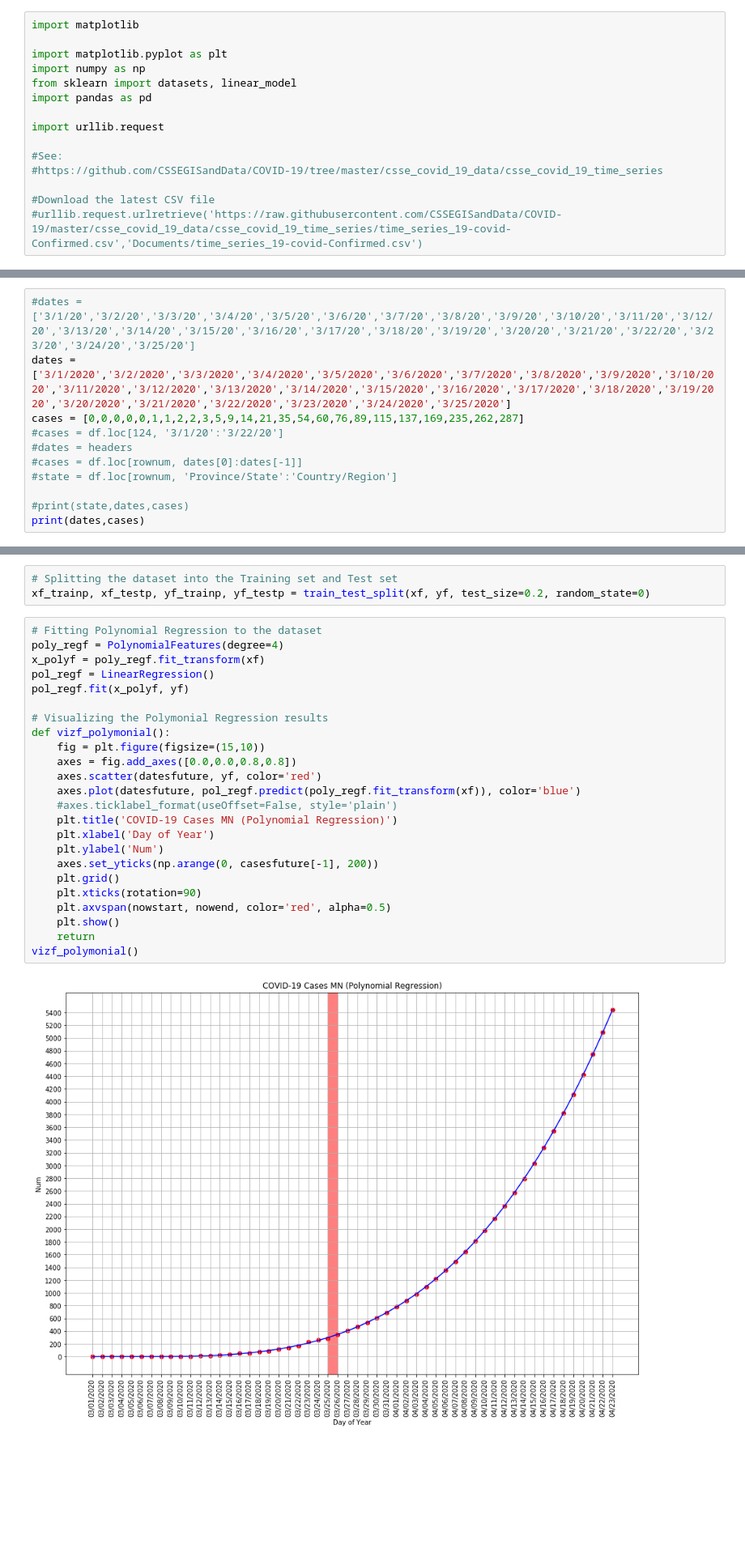
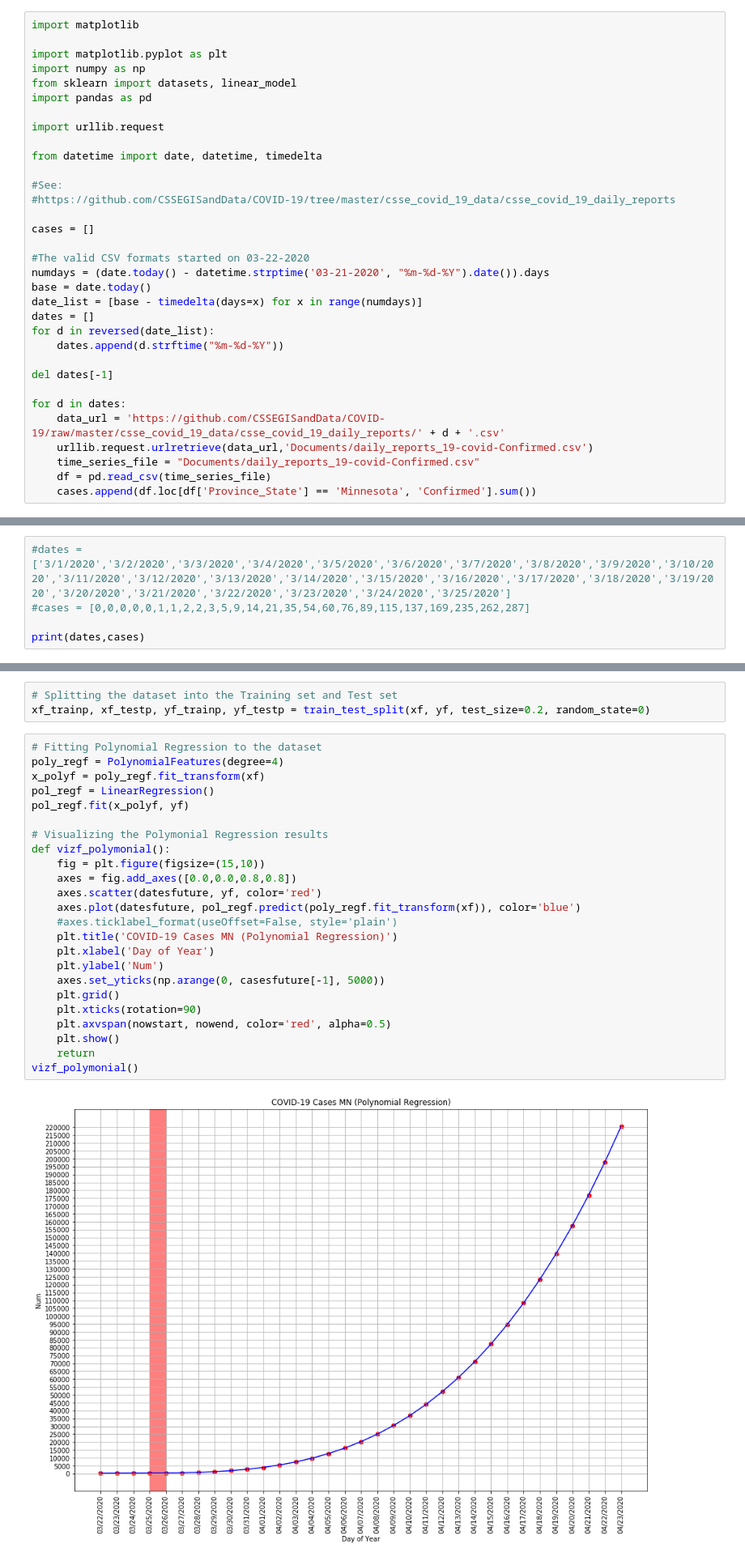
Before and after one commit to fuzzbient/jupyter, a Jupyter notebook: 20200323 COVID Regressions MN.ipynb, the cells around one changed output, grey strips where cells are left out. Shown: that part at 81% size. Cells and saved outputs as stored; diff of their text form; blank space fills up the shorter version.

Commit message:
Dynamic data pull
Pull from the daily numbers CSV files and sum

```diff
--- a/20200323 COVID Regressions MN.ipynb
+++ b/20200323 COVID Regressions MN.ipynb
@@ -10,8 +10,26 @@ import pandas as pd
 
 import urllib.request
 
+from datetime import date, datetime, timedelta
+
 #See:
-#https://github.com/CSSEGISandData/COVID-19/tree/master/csse_covid_19_data/csse_covid_19_time_series
+#https://github.com/CSSEGISandData/COVID-19/tree/master/csse_covid_19_data/csse_covid_19_daily_reports
 
-#Download the latest CSV file
-#urllib.request.urlretrieve('https://raw.githubusercontent.com/CSSEGISandData/COVID-19/master/csse_covid_19_data/csse_covid_19_time_series/time_series_19-covid-Confirmed.csv','Documents/time_series_19-covid-Confirmed.csv')
+cases = []
+
+#The valid CSV formats started on 03-22-2020
+numdays = (date.today() - datetime.strptime('03-21-2020', "%m-%d-%Y").date()).days
+base = date.today()
+date_list = [base - timedelta(days=x) for x in range(numdays)]
+dates = []
+for d in reversed(date_list):
+    dates.append(d.strftime("%m-%d-%Y"))
+
+del dates[-1]
+
+for d in dates:
+    data_url = 'https://github.com/CSSEGISandData/COVID-19/raw/master/csse_covid_19_data/csse_covid_19_daily_reports/' + d + '.csv'
+    urllib.request.urlretrieve(data_url,'Documents/daily_reports_19-covid-Confirmed.csv')
+    time_series_file = "Documents/daily_reports_19-covid-Confirmed.csv"
+    df = pd.read_csv(time_series_file)
+    cases.append(df.loc[df['Province_State'] == 'Minnesota', 'Confirmed'].sum())
@@ -34,12 +36,6 @@ import urllib.request
 # %%
-#dates = ['3/1/20','3/2/20','3/3/20','3/4/20','3/5/20','3/6/20','3/7/20','3/8/20','3/9/20','3/10/20','3/11/20','3/12/20','3/13/20','3/14/20','3/15/20','3/16/20','3/17/20','3/18/20','3/19/20','3/20/20','3/21/20','3/22/20','3/23/20','3/24/20','3/25/20']
-dates = ['3/1/2020','3/2/2020','3/3/2020','3/4/2020','3/5/2020','3/6/2020','3/7/2020','3/8/2020','3/9/2020','3/10/2020','3/11/2020','3/12/2020','3/13/2020','3/14/2020','3/15/2020','3/16/2020','3/17/2020','3/18/2020','3/19/2020','3/20/2020','3/21/2020','3/22/2020','3/23/2020','3/24/2020','3/25/2020']
-cases = [0,0,0,0,0,1,1,2,2,3,5,9,14,21,35,54,60,76,89,115,137,169,235,262,287]
-#cases = df.loc[124, '3/1/20':'3/22/20']
-#dates = headers
-#cases = df.loc[rownum, dates[0]:dates[-1]]
-#state = df.loc[rownum, 'Province/State':'Country/Region']
+#dates = ['3/1/2020','3/2/2020','3/3/2020','3/4/2020','3/5/2020','3/6/2020','3/7/2020','3/8/2020','3/9/2020','3/10/2020','3/11/2020','3/12/2020','3/13/2020','3/14/2020','3/15/2020','3/16/2020','3/17/2020','3/18/2020','3/19/2020','3/20/2020','3/21/2020','3/22/2020','3/23/2020','3/24/2020','3/25/2020']
+#cases = [0,0,0,0,0,1,1,2,2,3,5,9,14,21,35,54,60,76,89,115,137,169,235,262,287]
 
-#print(state,dates,cases)
 print(dates,cases)
 # %% [output]
@@ -171,26 +162,26 @@ xf_trainp, xf_testp, yf_trainp, yf_testp = train_test_split(xf, yf, test_size=0.
 # %%
 # Fitting Polynomial Regression to the dataset
 poly_regf = PolynomialFeatures(degree=4)
 x_polyf = poly_regf.fit_transform(xf)
 pol_regf = LinearRegression()
 pol_regf.fit(x_polyf, yf)
 
 # Visualizing the Polymonial Regression results
 def vizf_polymonial():
     fig = plt.figure(figsize=(15,10))
     axes = fig.add_axes([0.0,0.0,0.8,0.8])
     axes.scatter(datesfuture, yf, color='red')
     axes.plot(datesfuture, pol_regf.predict(poly_regf.fit_transform(xf)), color='blue')
     #axes.ticklabel_format(useOffset=False, style='plain')
     plt.title('COVID-19 Cases MN (Polynomial Regression)')
     plt.xlabel('Day of Year')
     plt.ylabel('Num')
-    axes.set_yticks(np.arange(0, casesfuture[-1], 200))
+    axes.set_yticks(np.arange(0, casesfuture[-1], 5000))
     plt.grid()
     plt.xticks(rotation=90)
     plt.axvspan(nowstart, nowend, color='red', alpha=0.5)
     plt.show()
     return
 vizf_polymonial()
 # %% [output]
-[figure, old version]
+[figure, new version]
```
Also changed, not shown: parts of 13 cells of this notebook.
